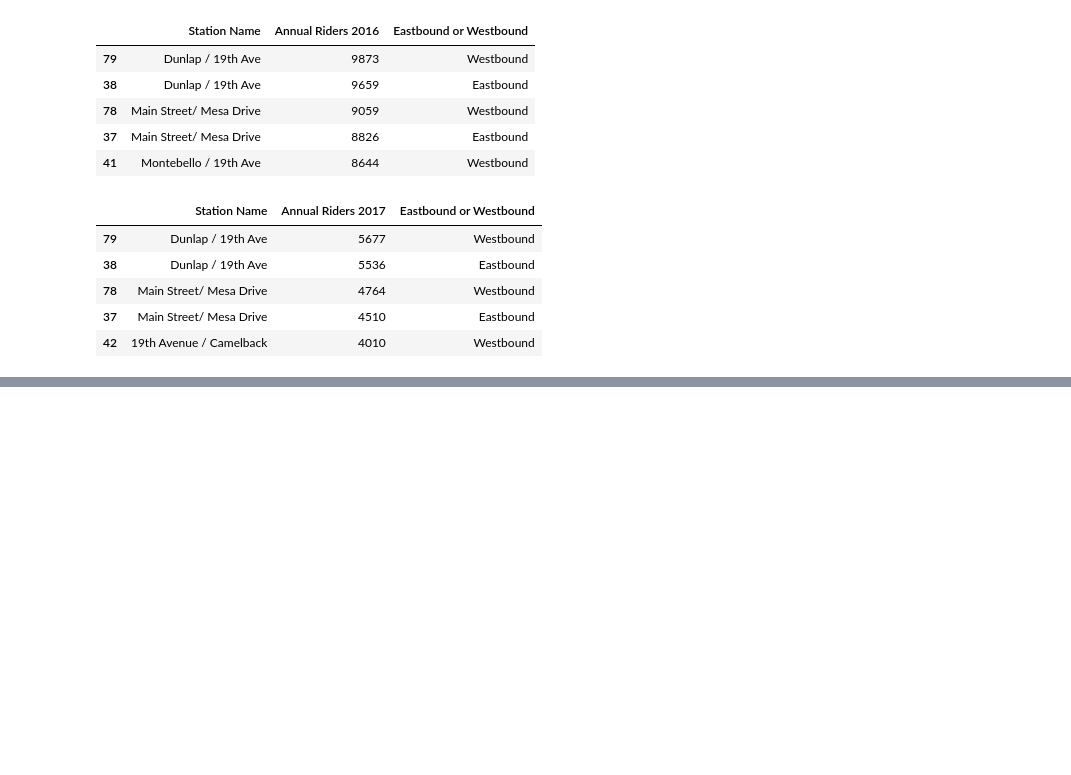
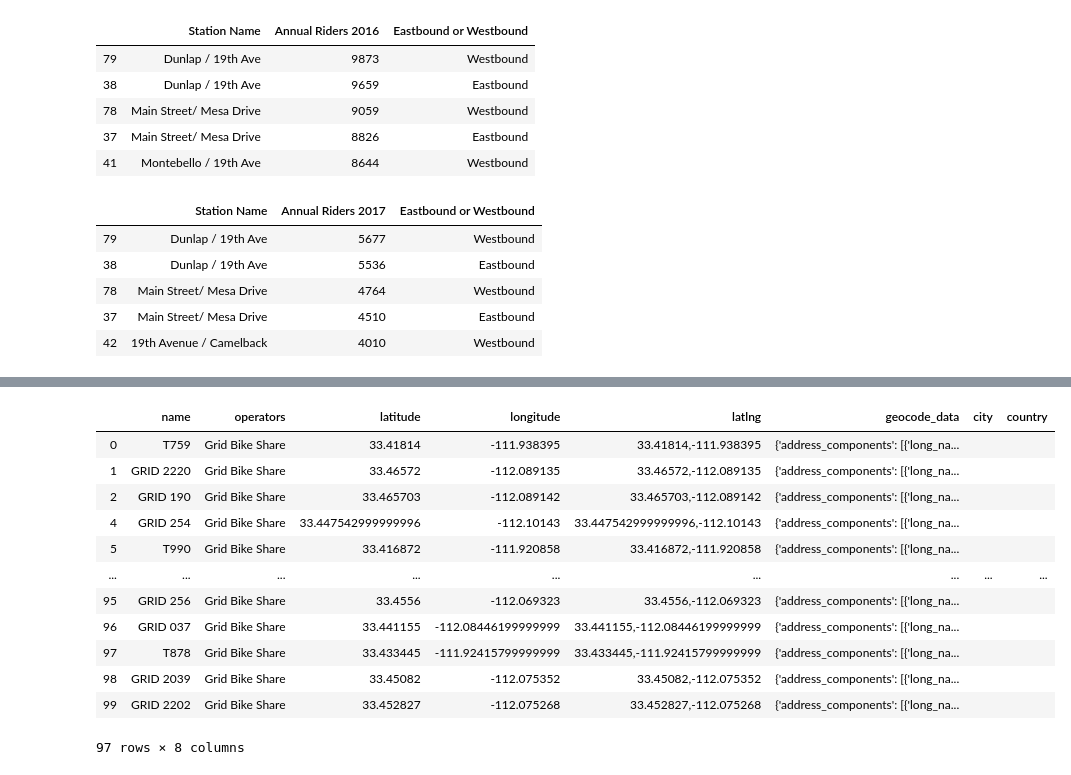
Before and after one commit to Sephka/Project1, a Jupyter notebook: Project_Folder/Project_1_v1.ipynb, the cells around one changed output, grey strips where cells are left out. Saved outputs shown, nothing was run; the diff lists cells and outputs as text; code cells hidden in the pictures; blank space fills up the shorter version.

Commit message:
geocode done

```diff
--- a/Project_Folder/Project_1_v1.ipynb
+++ b/Project_Folder/Project_1_v1.ipynb
@@ -247,20 +248,26 @@ annual_riders_17_df.nlargest(5, 'Annual Riders 2017')
 # Getting data from API, turning into json file
 url = "https://municipal.systems/v1/places/az/dataTypes/shared-vehicle/data?key=f867b00f-7408-4c88-bd4d-ad4ef582b20c"
 response2 = requests.get(url).json()
+
 # Creating a .txt file to be read into a dataframe
 with open('bike_data.txt', 'w') as outfile2:
   json.dump(response2, outfile2)
 with open('bike_data.txt') as bike_file:
   dict_bike = json.load(bike_file)
+
 # Turning json file into a readable dataframe
 bike_data = pd.DataFrame.from_dict(json_normalize(dict_bike['results']), orient='columns')
 bike_data.head()
+
 # Creating editable dataframe, formatting column names
 bike_data_df = bike_data
 bike_data_df.columns = bike_data_df.columns.str.strip().str.lower().str.replace('data.','')
+
 # Dropping unnecessary columns
 bike_data_df = bike_data_df[['name','geometry.coordinates','operators',]]
+
 # Removing brackets from operators values, then dropping JUMP LA rows
+
 # Inserting error removal, the below .loc line provides a "warning" that is
 # a false positive, the data is still correct and what we are looking for
 # See http://pandas.pydata.org/pandas-docs/stable/user_guide/indexing.html#returning-a-view-versus-a-copy
@@ -269,17 +276,26 @@ bike_data_df = bike_data_df[['name','geometry.coordinates','operators',]]
 pd.options.mode.chained_assignment = None  # default='warn'
 bike_data_df.loc[:,'operators'] = bike_data_df['operators'].str.get(0)
 bike_data_df = bike_data_df[bike_data_df.operators != 'JUMP LA']
+
 # Removing brackets from geometry.coordinates, splitting into lat/lon columns
 bike_data_df['coordinates'] = bike_data_df['geometry.coordinates'].astype(str).str.replace('\[|\]','')
+
 # # # Creating lat/lon lists
 lat = []
 lon = []
 for row in bike_data_df['coordinates']:
-   lat.append(row.split(',')[0])
-   lon.append(row.split(',')[1])
+   lat.append(row.split(',')[1])
+   lon.append(row.split(',')[0])
+
 # appending lat and lon data to new columns in dataframe
 bike_data_df['latitude'] = lat
 bike_data_df['longitude'] = lon
+
 # # Dropping unnecessary columns
 bike_data_df = bike_data_df[['name','operators','latitude','longitude']]
+
+# Creating new column with combined lat/lon for future reverse geocode call
+bike_data_df['latlng'] = bike_data_df.apply(lambda row: '{},{}'.format(row['latitude'], row['longitude']), axis=1)
+bike_data_df['latlng'] = bike_data_df['latlng'].str.strip()
+
 bike_data_df.head()
@@ -285,0 +309,32 @@ bike_data_df.head()
+# %%
+
+bike_data_df['geocode_data'] =''
+bike_data_df['city'] = ''
+bike_data_df['country'] = ''
+
+def reverse_geocode(latlng):
+   result = {}
+   url = 'https://maps.googleapis.com/maps/api/geocode/json?latlng={0}'
+   request = url.format(latlng)
+   api_url = (request + '&key=' + api_key)
+   data = requests.get(api_url).json()
+   if len(data['results']) > 0:
+       result = data['results'][0]
+   return result
+
+bike_data_df['geocode_data'] = bike_data_df['latlng'].map(reverse_geocode)
+bike_data_df
+# %% [output]
+|  | name | operators | latitude | longitude | latlng | geocode_data | city | country |
+| 0 | T759 | Grid Bike Share | 33.41814 | -111.938395 | 33.41814,-111.938395 | {'address_components': [{'long_na... |  |  |
+| 1 | GRID 2220 | Grid Bike Share | 33.46572 | -112.089135 | 33.46572,-112.089135 | {'address_components': [{'long_na... |  |  |
+| 2 | GRID 190 | Grid Bike Share | 33.465703 | -112.089142 | 33.465703,-112.089142 | {'address_components': [{'long_na... |  |  |
+| 4 | GRID 254 | Grid Bike Share | 33.447542999999996 | -112.10143 | 33.447542999999996,-112.10143 | {'address_components': [{'long_na... |  |  |
+| 5 | T990 | Grid Bike Share | 33.416872 | -111.920858 | 33.416872,-111.920858 | {'address_components': [{'long_na... |  |  |
+| ... | ... | ... | ... | ... | ... | ... | ... | ... |
+| 95 | GRID 256 | Grid Bike Share | 33.4556 | -112.069323 | 33.4556,-112.069323 | {'address_components': [{'long_na... |  |  |
+| 96 | GRID 037 | Grid Bike Share | 33.441155 | -112.08446199999999 | 33.441155,-112.08446199999999 | {'address_components': [{'long_na... |  |  |
+| 97 | T878 | Grid Bike Share | 33.433445 | -111.92415799999999 | 33.433445,-111.92415799999999 | {'address_components': [{'long_na... |  |  |
+| 98 | GRID 2039 | Grid Bike Share | 33.45082 | -112.075352 | 33.45082,-112.075352 | {'address_components': [{'long_na... |  |  |
+| 99 | GRID 2202 | Grid Bike Share | 33.452827 | -112.075268 | 33.452827,-112.075268 | {'address_components': [{'long_na... |  |  |
+97 rows × 8 columns
```
Also changed, not shown: parts of 5 cells of this notebook, 3 other files.
